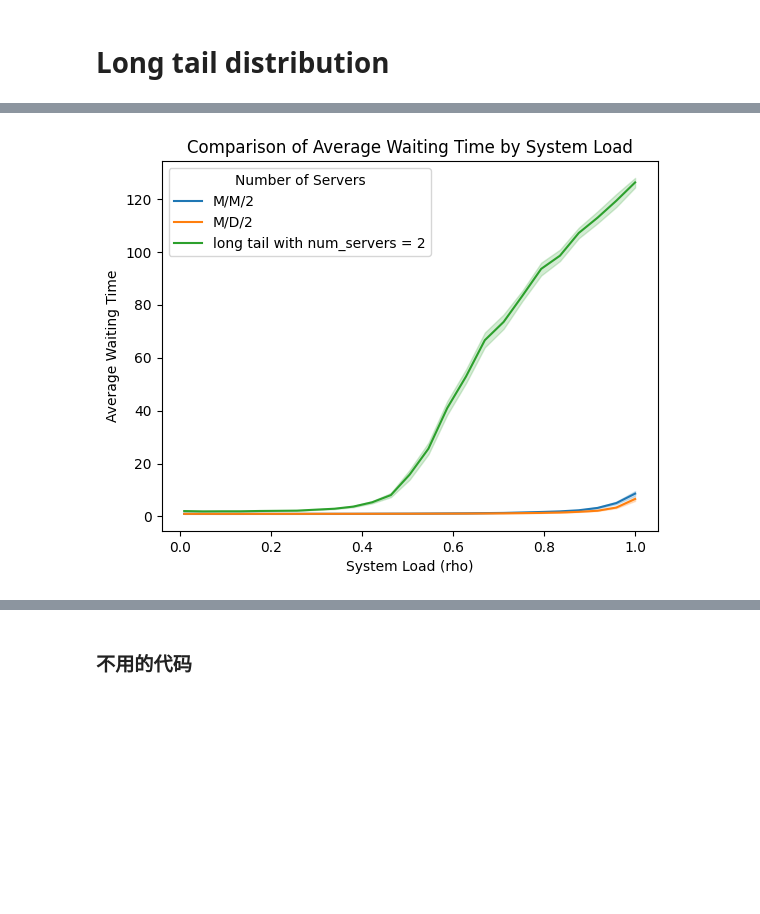
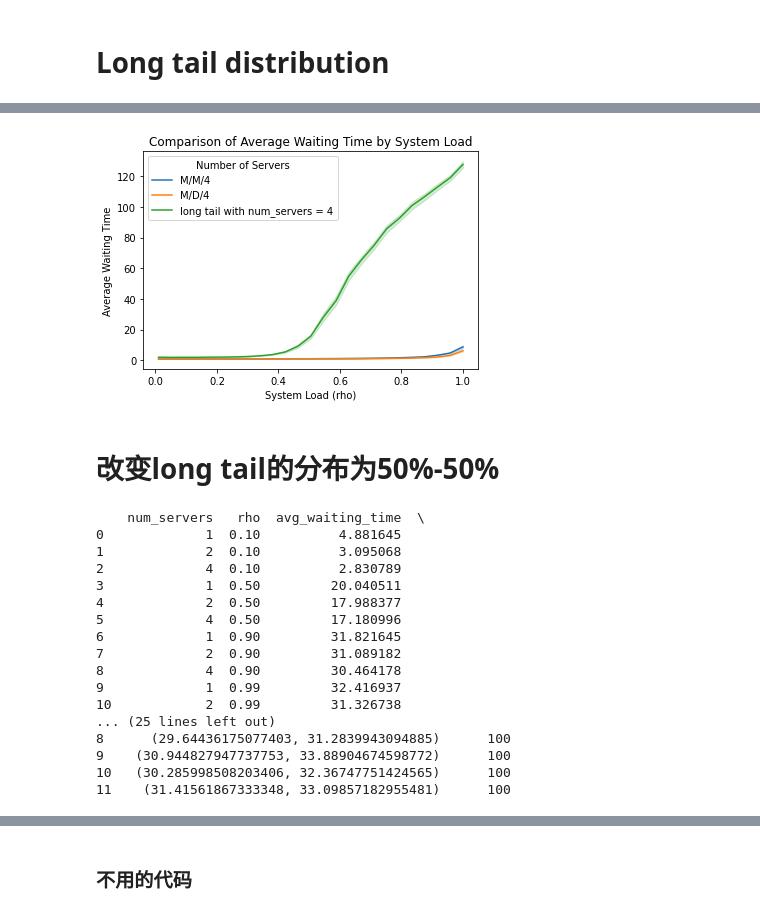
Before and after one commit to Ailuro-Luna/queueing, a Jupyter notebook: Jiawei Liao_14702398_Weikang Chen_14765632_Dan Dong_14989093_Assignment 2.ipynb, the cells around one changed output, grey strips where cells are left out. Drawn from its saved outputs; the diff is of its cells as text; code cells hidden in the pictures; blank space fills up the shorter version.

```diff
--- a/Jiawei Liao_14702398_Weikang Chen_14765632_Dan Dong_14989093_Assignment 2.ipynb
+++ b/Jiawei Liao_14702398_Weikang Chen_14765632_Dan Dong_14989093_Assignment 2.ipynb
@@ -893,32 +1143,34 @@ plot_data(plot_df)
 # %%
 
 
 def run_simulations_tail(num_servers, rhos, MU, SIM_TIME, SIMULATIONS):
     return {rho: run_simulation_tail(num_servers, rho, MU, SIM_TIME, SIMULATIONS)[1] for rho in rhos}
 
 # 定义参数
 SIM_TIME = 500
 SIMULATIONS = 100
 MU = 1
 rhos = np.linspace(0.01, 1, 25)
-server_configs = ["M/M/2", "M/D/2", "long tail with num_servers = 2"]  # 图片标签
+server_configs = ["M/M/4", "M/D/4", "long tail with num_servers = 4"]  # 图片标签
 
 simulation_results = []
 
 num_servers = 4
 simulation_results.append(run_simulations(num_servers, rhos, MU, SIM_TIME, SIMULATIONS))
 simulation_results.append(run_simulations_MDn(num_servers, rhos, MU, SIM_TIME, SIMULATIONS))
 simulation_results.append(run_simulations_tail(num_servers, rhos, MU, SIM_TIME, SIMULATIONS))
 
 
 
 # 运行模拟并收集结果
 # simulation_results = [run_simulations_tail(num_servers, rhos, MU, SIM_TIME, SIMULATIONS) for num_servers in server_configs]
 
 # 准备数据
 plot_df = prepare_plot_data(simulation_results, server_configs)
 
 # 绘制数据
 plot_data(plot_df)
 # %% [output]
-[figure, old version]
+[figure, new version]
+# %% [markdown]
+# 改变long tail的分布为50%-50%
@@ -924,0 +1219,46 @@ plot_data(plot_df)
+# %%
+# Simulation parameters
+MU = 1  # Service rate
+SIM_TIME = 100  # Simulation duration
+SIMULATIONS = 100  # Number of simulations
+SERVERS = [1, 2, 4]  # Number of servers
+RHO = [0.1, 0.5, 0.9, 0.99]  # System load
+
+# Store all simulation results
+all_sim_data = []
+
+# Run simulations for each server count and system load
+for rho in RHO:
+    for num_servers in SERVERS:
+        sim_data, avg_waitings = run_simulation_tail(num_servers, rho, MU, SIM_TIME, SIMULATIONS)  # Waiting time for each individual
+        all_sim_data.append({
+            'num_servers': num_servers,
+            'rho': rho,
+            'avg_waiting_time': np.mean(avg_waitings),
+            'all_waiting_time': sim_data,
+            '95%_confidence_interval': stats.norm.interval(0.95, loc=np.mean(avg_waitings), scale=stats.sem(avg_waitings)),
+            'Simtime': SIM_TIME
+        })
+
+# Convert results to DataFrame and save to CSV file
+results_df = pd.DataFrame(all_sim_data)
+print(results_df)
+results_df.to_csv('simulation_results.csv', index=False)
+# %% [output]
+    num_servers   rho  avg_waiting_time  \
+0             1  0.10          4.881645
+1             2  0.10          3.095068
+2             4  0.10          2.830789
+3             1  0.50         20.040511
+4             2  0.50         17.988377
+5             4  0.50         17.180996
+6             1  0.90         31.821645
+7             2  0.90         31.089182
+8             4  0.90         30.464178
+9             1  0.99         32.416937
+10            2  0.99         31.326738
+... (25 lines left out)
+8      (29.64436175077403, 31.2839943094885)      100
+9    (30.944827947737753, 33.88904674598772)      100
+10   (30.285998508203406, 32.36747751424565)      100
+11    (31.41561867333348, 33.09857182955481)      100
```
Also changed, not shown: parts of 35 cells of this notebook.
